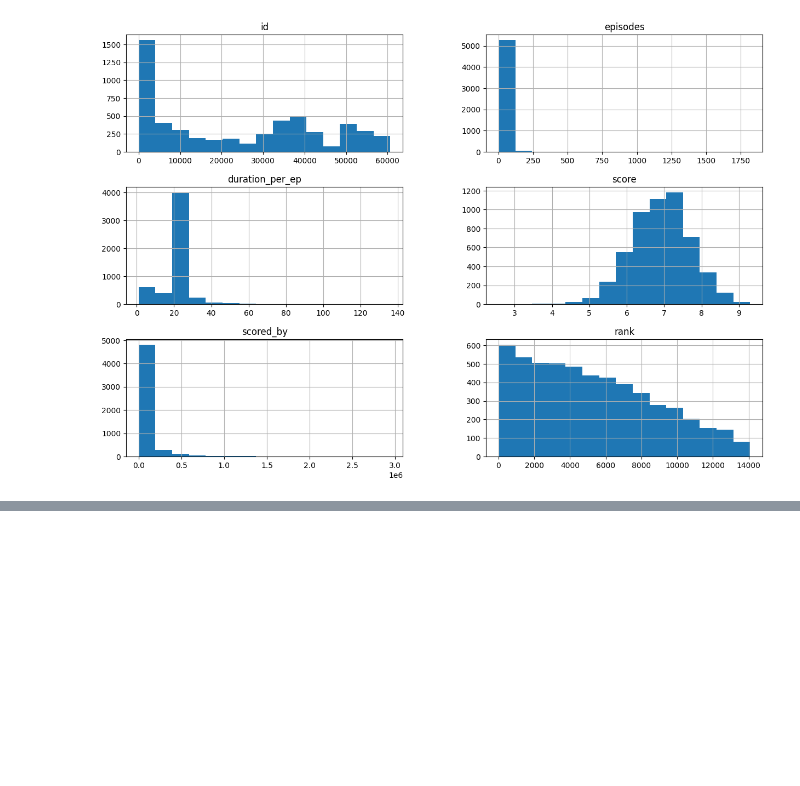
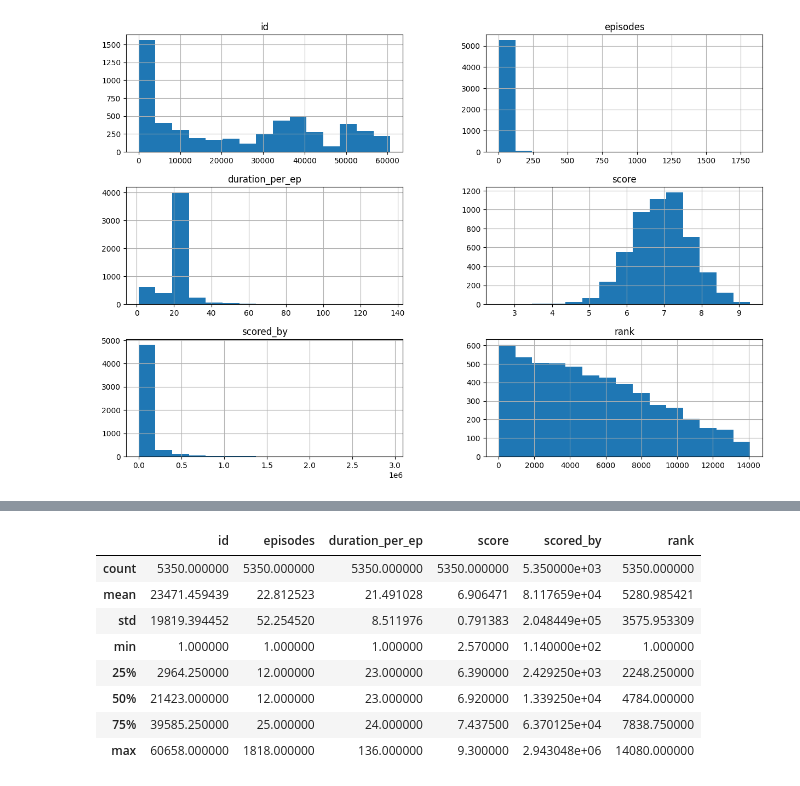
Before and after one commit to Mikayla-ds2/constellation-anime, a Jupyter notebook: data.ipynb, the cells around one changed output, grey strips where cells are left out. Drawn from its saved outputs; the diff is of its cells as text; code cells hidden in the pictures; blank space fills up the shorter version.

```diff
--- a/data.ipynb
+++ b/data.ipynb
@@ -172,0 +215,12 @@ plt.show()
+# %%
+data.describe()
+# %% [output]
+|  | id | episodes | duration_per_ep | score | scored_by | rank |
+| count | 5350.000000 | 5350.000000 | 5350.000000 | 5350.000000 | 5.350000e+03 | 5350.000000 |
+| mean | 23471.459439 | 22.812523 | 21.491028 | 6.906471 | 8.117659e+04 | 5280.985421 |
+| std | 19819.394452 | 52.254520 | 8.511976 | 0.791383 | 2.048449e+05 | 3575.953309 |
+| min | 1.000000 | 1.000000 | 1.000000 | 2.570000 | 1.140000e+02 | 1.000000 |
+| 25% | 2964.250000 | 12.000000 | 23.000000 | 6.390000 | 2.429250e+03 | 2248.250000 |
+| 50% | 21423.000000 | 12.000000 | 23.000000 | 6.920000 | 1.339250e+04 | 4784.000000 |
+| 75% | 39585.250000 | 25.000000 | 24.000000 | 7.437500 | 6.370125e+04 | 7838.750000 |
+| max | 60658.000000 | 1818.000000 | 136.000000 | 9.300000 | 2.943048e+06 | 14080.000000 |
```
Also changed, not shown: parts of 10 cells of this notebook, 2 other files.
